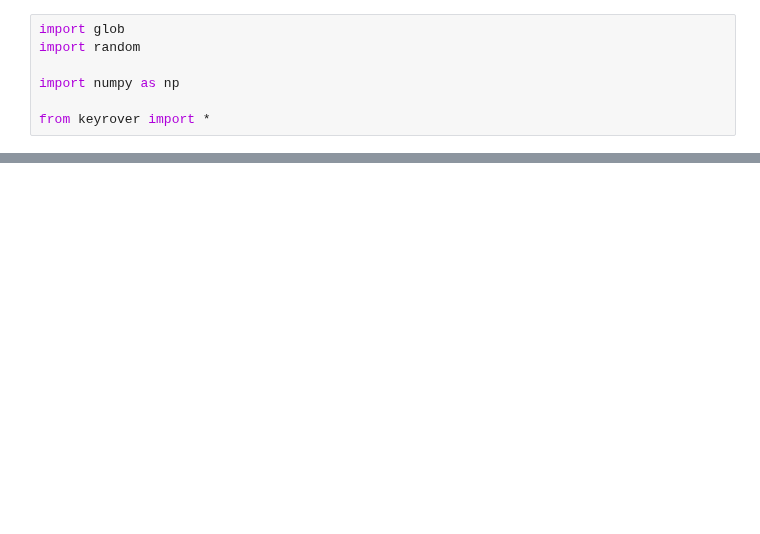
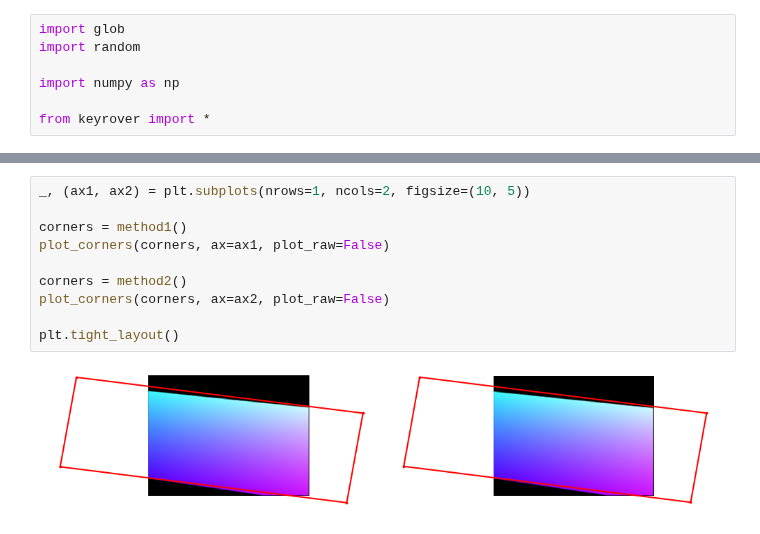
Before and after one commit to umrover/keyboard-detection, a Jupyter notebook: notebooks/corner-extraction.ipynb, the cells around one changed output, grey strips where cells are left out. Saved outputs shown, nothing was run; the diff lists cells and outputs as text; blank space fills up the shorter version.

```diff
--- a/notebooks/corner-extraction.ipynb
+++ b/notebooks/corner-extraction.ipynb
@@ -123,0 +222,12 @@ plt.plot(*quad.T, 'r-')
+# %%
+_, (ax1, ax2) = plt.subplots(nrows=1, ncols=2, figsize=(10, 5))
+
+corners = method1()
+plot_corners(corners, ax=ax1, plot_raw=False)
+
+corners = method2()
+plot_corners(corners, ax=ax2, plot_raw=False)
+
+plt.tight_layout()
+# %% [output]
+[figure, added]
```
Also changed, not shown: parts of 8 cells of this notebook.
